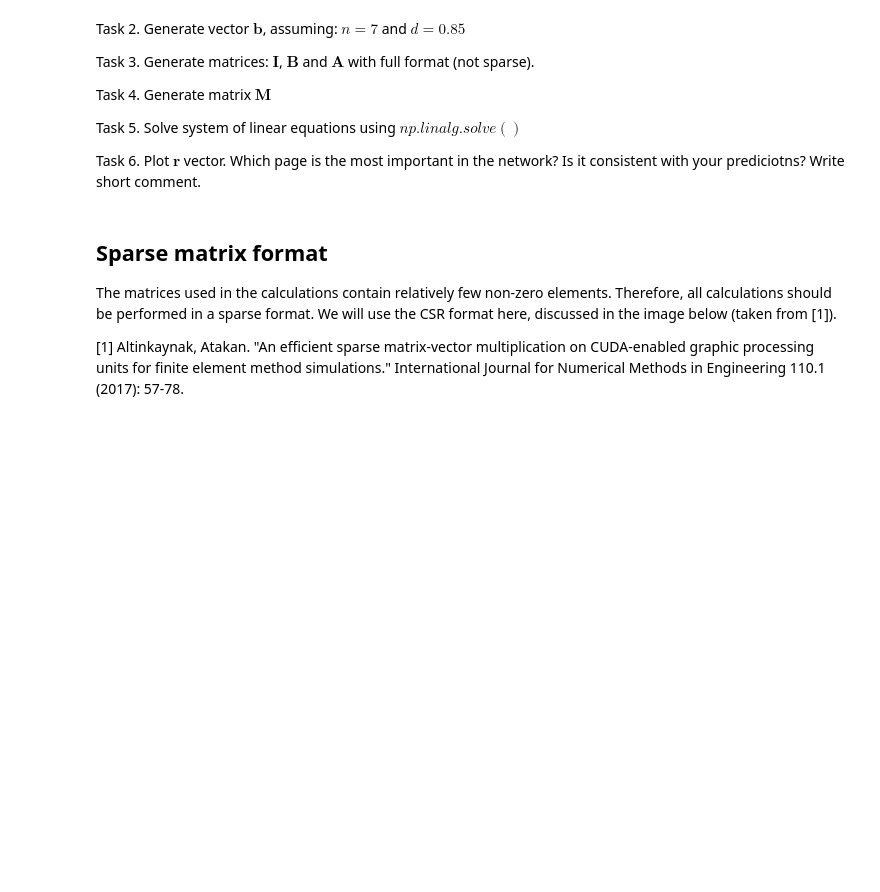
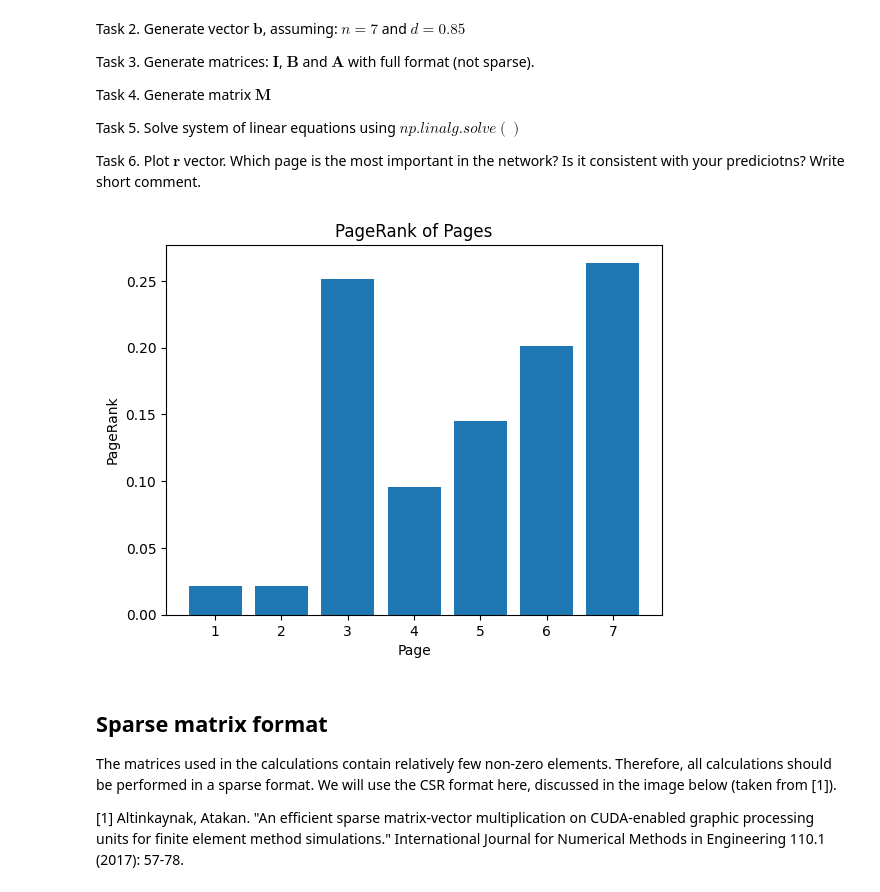
Before and after one commit to OskarPutz/Numerical-Methods, a Jupyter notebook: lab4/lab_NM_4.ipynb, the cells around one changed output. Drawn from its saved outputs; the diff is of its cells as text; code cells hidden in the pictures; blank space fills up the shorter version.

```diff
--- a/lab4/lab_NM_4.ipynb
+++ b/lab4/lab_NM_4.ipynb
@@ -88,6 +88,7 @@ plt.show()
 # %%
 import numpy as np
 
-# Generate Edges
-# Edges = np.array([[1, 1, 1, 2, ...],
-#                  [4, 6, 5, 3,...]])
+Edges = np.array([[1, 1, 1, 2, 2, 2, 3, 3, 3, 4, 4, 5, 5, 6, 7],
+                 [4, 5, 6, 3, 4, 5, 5, 6, 7, 5, 6, 4, 6, 7, 3]])
+adjacent_edges = Edges[1][Edges[0] == 7]
+print(adjacent_edges)
@@ -106,3 +107,29 @@ Task 6. Plot $\mathbf{r}$ vector. Which page is the most important in the networ
+# %%
+# your code
+n = 7
+d = 0.85
+b = np.full(n, (1-d)/n)
+B = np.zeros((n, n))
+for i in range(n):
+    for j in range(n):
+        if i + 1 in Edges[1][Edges[0] == j + 1]:
+            B[i][j] = 1
+        else:
+            B[i][j] = 0
+A = np.zeros((n, n))
+for i in range(n):
+    A[i][i] = 1 / np.sum(B[:, i])
+I = np.eye(n)
+M = np.zeros((n, n))
+M = I - d * np.dot(B, A)
+r = np.linalg.solve(M, b)
+plt.bar(range(1, n + 1), r)
+plt.xlabel('Page')
+plt.ylabel('PageRank')
+plt.title('PageRank of Pages')
+plt.show()
+# %% [output]
+[figure, added]
 # %% [markdown]
 ## Sparse matrix format
 
```
Also changed, not shown: parts of 5 cells of this notebook.
